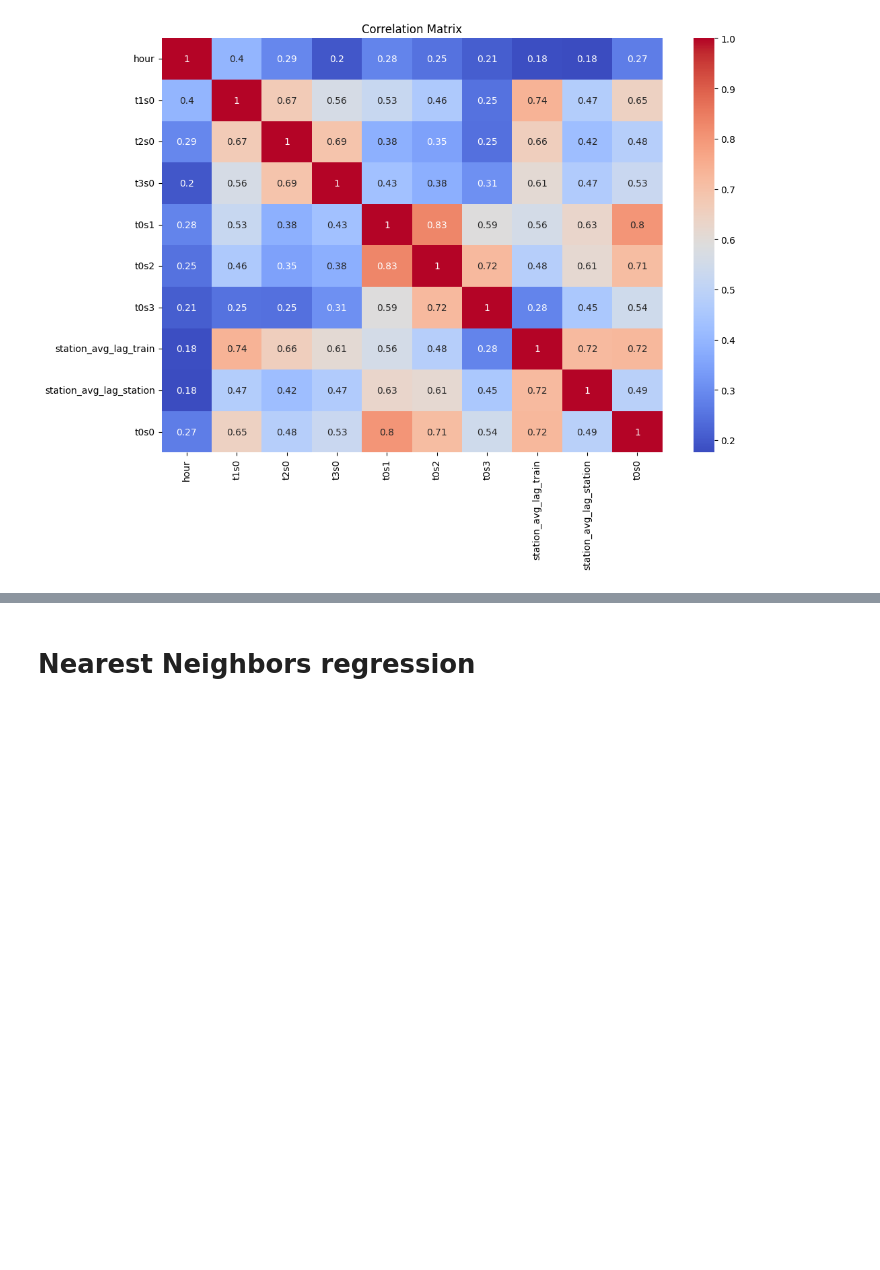
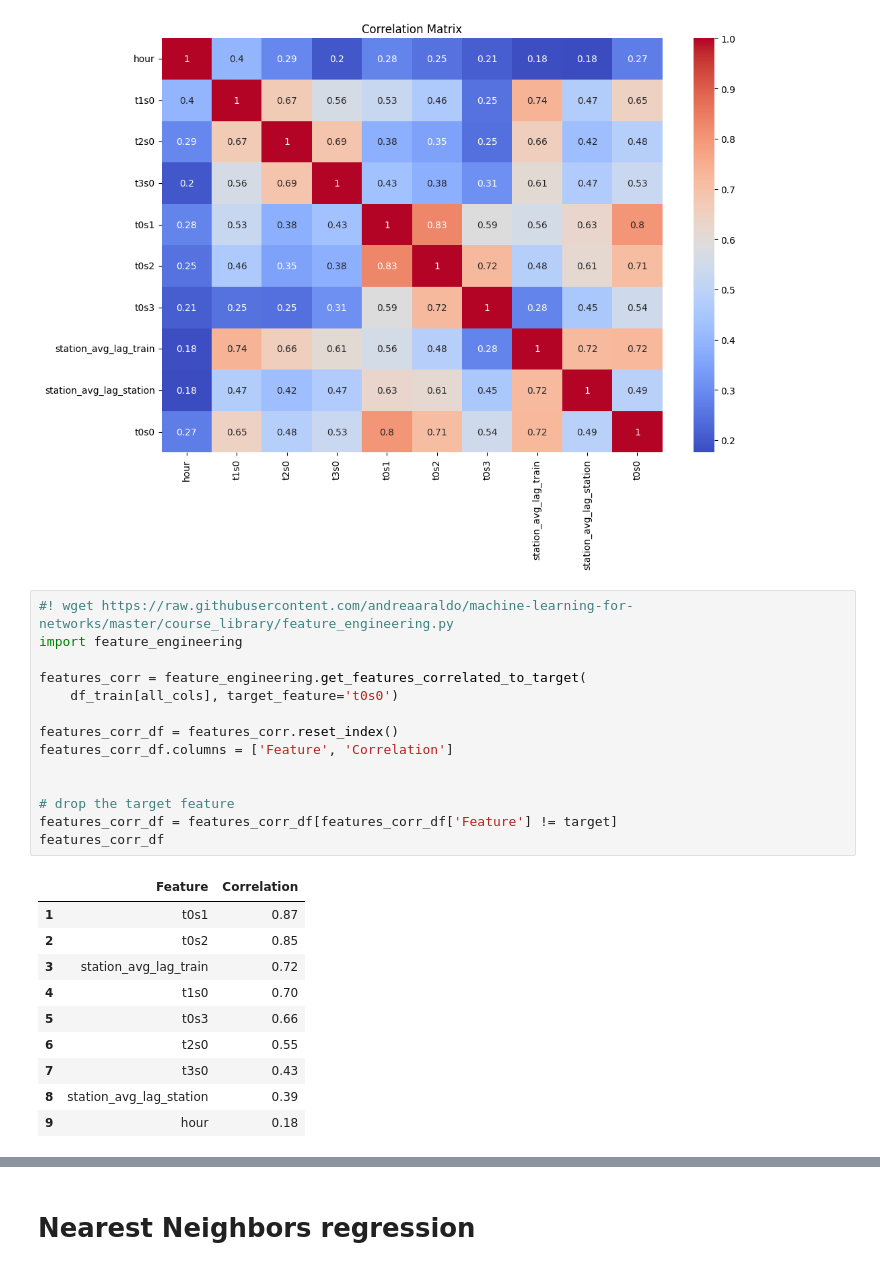
Before and after one commit to ArthurMbraga/machine-learning-project-CSC7201, a Jupyter notebook: project_new.ipynb, the cells around one changed output, grey strips where cells are left out. Saved outputs shown, nothing was run; the diff lists cells and outputs as text; blank space fills up the shorter version.

```diff
--- a/project_new.ipynb
+++ b/project_new.ipynb
@@ -78,6 +78,31 @@ plt.title('Correlation Matrix')
 plt.show()
 # %% [output]
 [figure]
+# %%
+#! wget https://raw.githubusercontent.com/andreaaraldo/machine-learning-for-networks/master/course_library/feature_engineering.py
+import feature_engineering
+
+features_corr = feature_engineering.get_features_correlated_to_target(
+    df_train[all_cols], target_feature='t0s0')
+
+features_corr_df = features_corr.reset_index()
+features_corr_df.columns = ['Feature', 'Correlation']
+
+
+# drop the target feature
+features_corr_df = features_corr_df[features_corr_df['Feature'] != target]
+features_corr_df
+# %% [output]
+|  | Feature | Correlation |
+| 1 | t0s1 | 0.87 |
+| 2 | t0s2 | 0.85 |
+| 3 | station_avg_lag_train | 0.72 |
+| 4 | t1s0 | 0.70 |
+| 5 | t0s3 | 0.66 |
+| 6 | t2s0 | 0.55 |
+| 7 | t3s0 | 0.43 |
+| 8 | station_avg_lag_station | 0.39 |
+| 9 | hour | 0.18 |
 # %%
 from tqdm.notebook import tqdm
 
```
Also changed, not shown: parts of 7 cells of this notebook, 1 other file.
